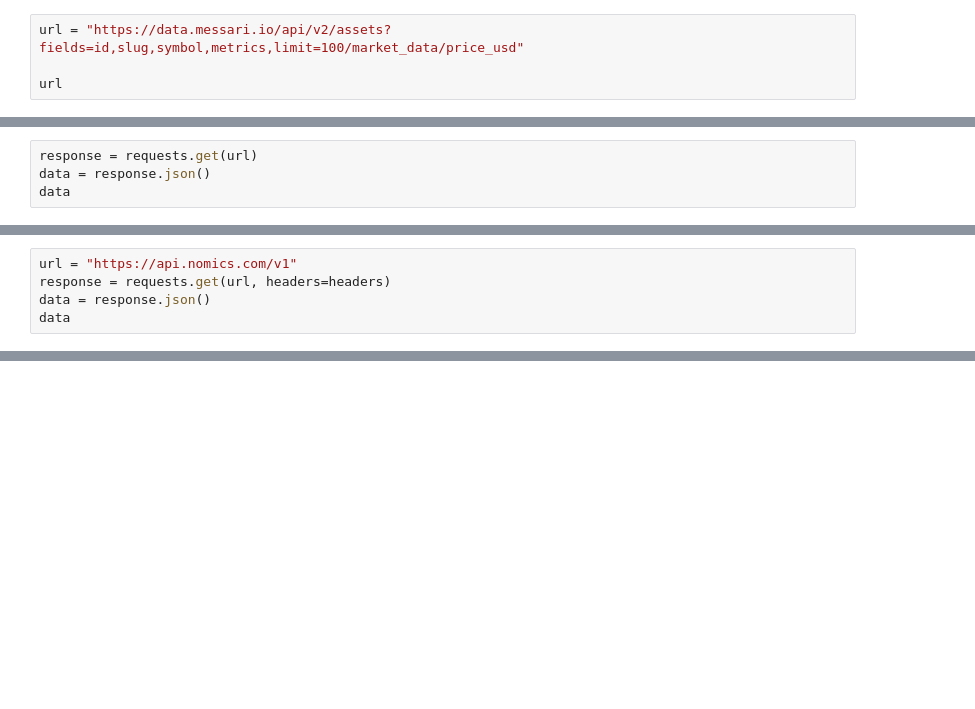
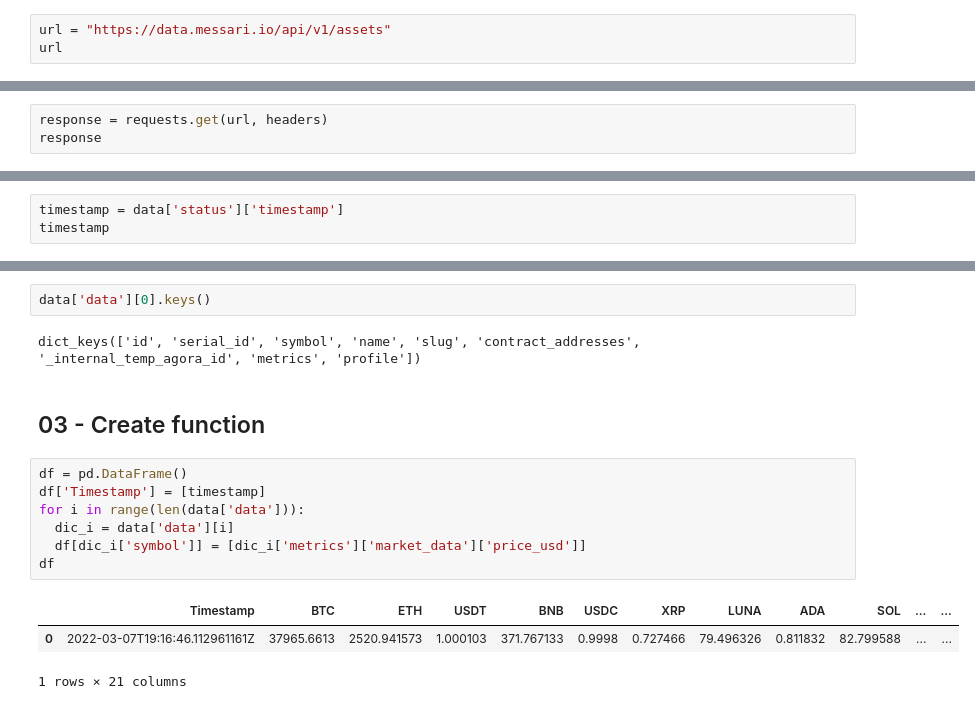
Before and after one commit to JotaBlanco/CryptoAlgoTrading, a Jupyter notebook: 01 - Price Ingestion/00_Example_Price_Request.ipynb, the cells around one changed output, grey strips where cells are left out. Cells and saved outputs as stored; diff of their text form; blank space fills up the shorter version.

```diff
--- a/01 - Price Ingestion/00_Example_Price_Request.ipynb
+++ b/01 - Price Ingestion/00_Example_Price_Request.ipynb
@@ -10,5 +24,4 @@ headers
 # %%
-url = "https://data.messari.io/api/v2/assets?fields=id,slug,symbol,metrics,limit=100/market_data/price_usd"
-
+url = "https://data.messari.io/api/v1/assets"
 url
 # %% [output]
@@ -16,5 +29,4 @@ url
 # %%
-response = requests.get(url)
-data = response.json()
-data
+response = requests.get(url, headers)
+response
 # %% [output]
@@ -27,5 +33,0 @@ import requests
-# %%
-url = "https://api.nomics.com/v1"
-response = requests.get(url, headers=headers)
-data = response.json()
-data
@@ -33,0 +63,3 @@ data
+# %%
+timestamp = data['status']['timestamp']
+timestamp
@@ -33,0 +92,17 @@ data
+# %%
+data['data'][0].keys()
+# %% [output]
+dict_keys(['id', 'serial_id', 'symbol', 'name', 'slug', 'contract_addresses', '_internal_temp_agora_id', 'metrics', 'profile'])
+# %% [markdown]
+## 03 - Create function
+# %%
+df = pd.DataFrame()
+df['Timestamp'] = [timestamp]
+for i in range(len(data['data'])):
+  dic_i = data['data'][i]
+  df[dic_i['symbol']] = [dic_i['metrics']['market_data']['price_usd']]
+df
+# %% [output]
+|  | Timestamp | BTC | ETH | USDT | BNB | USDC | XRP | LUNA | ADA | SOL | ... | ... |
+| 0 | 2022-03-07T19:16:46.112961161Z | 37965.6613 | 2520.941573 | 1.000103 | 371.767133 | 0.9998 | 0.727466 | 79.496326 | 0.811832 | 82.799588 | ... | ... |
+1 rows × 21 columns
```
Also changed, not shown: parts of 21 cells of this notebook.
